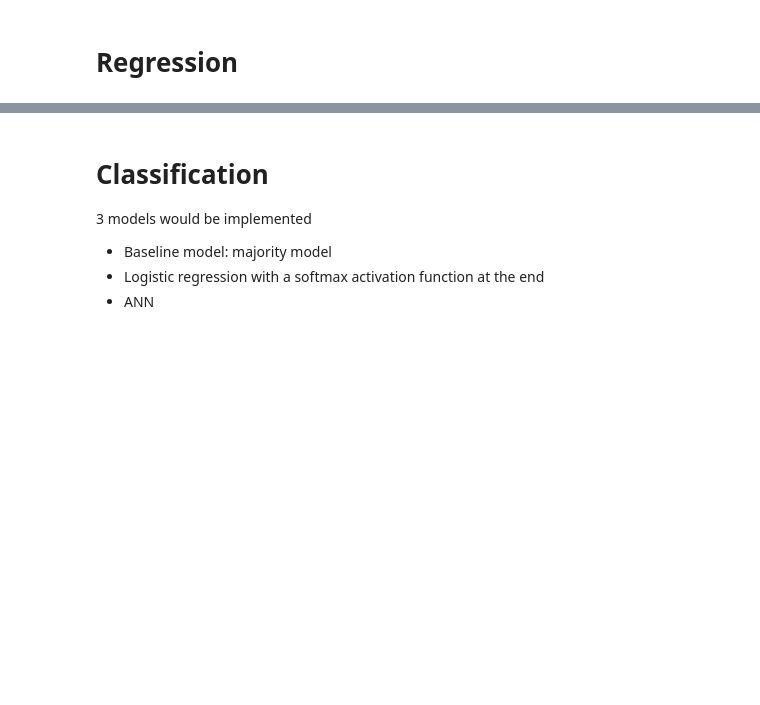
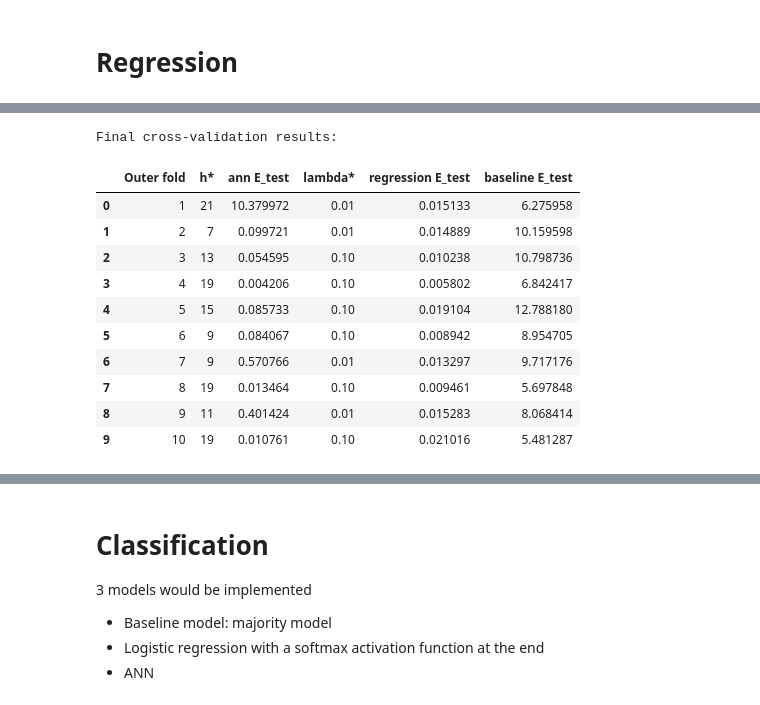
Before and after one commit to Connorudd02/Project_1, a Jupyter notebook: Project_2.ipynb, the cells around one changed output, grey strips where cells are left out. Saved outputs shown, nothing was run; the diff lists cells and outputs as text; code cells hidden in the pictures; blank space fills up the shorter version.

Commit message:
added my regression part b

```diff
--- a/Project_2.ipynb
+++ b/Project_2.ipynb
@@ -112,0 +253,22 @@ X_standardized.shape, y.shape
+# %%
+
+# Create DataFrame
+df_results = pd.DataFrame(results, columns=[
+    "Outer fold", "h*", "ann E_test", "lambda*", "regression E_test", "baseline E_test"
+])
+print("\nFinal cross-validation results:")
+#print(df_results)
+df_results
+# %% [output]
+Final cross-validation results:
+|  | Outer fold | h* | ann E_test | lambda* | regression E_test | baseline E_test |
+| 0 | 1 | 21 | 10.379972 | 0.01 | 0.015133 | 6.275958 |
+| 1 | 2 | 7 | 0.099721 | 0.01 | 0.014889 | 10.159598 |
+| 2 | 3 | 13 | 0.054595 | 0.10 | 0.010238 | 10.798736 |
+| 3 | 4 | 19 | 0.004206 | 0.10 | 0.005802 | 6.842417 |
+| 4 | 5 | 15 | 0.085733 | 0.10 | 0.019104 | 12.788180 |
+| 5 | 6 | 9 | 0.084067 | 0.10 | 0.008942 | 8.954705 |
+| 6 | 7 | 9 | 0.570766 | 0.01 | 0.013297 | 9.717176 |
+| 7 | 8 | 19 | 0.013464 | 0.10 | 0.009461 | 5.697848 |
+| 8 | 9 | 11 | 0.401424 | 0.01 | 0.015283 | 8.068414 |
+| 9 | 10 | 19 | 0.010761 | 0.10 | 0.021016 | 5.481287 |
```
Also changed, not shown: parts of 22 cells of this notebook.
